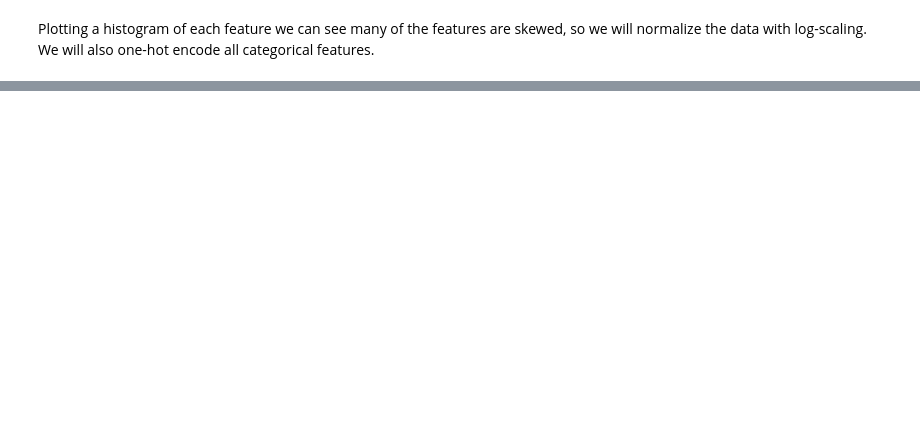
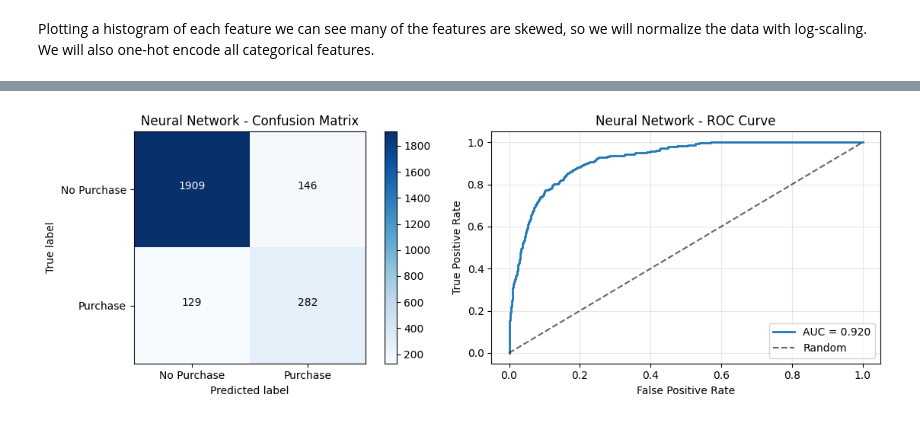
Before and after one commit to azhang413/OnlinePurchaseRetentionSTAT441, a Jupyter notebook: report.ipynb, the cells around one changed output, grey strips where cells are left out. Saved outputs shown, nothing was run; the diff lists cells and outputs as text; code cells hidden in the pictures; blank space fills up the shorter version.

```diff
--- a/report.ipynb
+++ b/report.ipynb
@@ -67,10 +67,18 @@ for col in X.columns:
 # %%
-# Prep data with one-hot encoding and scaling
+# Prep data with one-hot encoding, log-transform, and scaling
 
-X_encoded = pd.get_dummies(X, drop_first=True, dtype=int)
+X_encoded = pd.get_dummies(X, drop_first=True, dtype=float)
 
+# Identify original numeric columns and apply log1p to reduce skewness
+numeric_cols = [col for col in X.columns if pd.api.types.is_integer_dtype(X[col]) or pd.api.types.is_float_dtype(X[col])]
+for col in numeric_cols:
+    if col in X_encoded.columns:
+        # use log1p to handle zeros safely
+        X_encoded[col] = np.log1p(X_encoded[col])
+
+# Scale the data
 scaler = sk.preprocessing.StandardScaler().fit(X_encoded)
-X_scaled = scaler.fit_transform(X_encoded)
+X_scaled = scaler.transform(X_encoded)
 # %%
 X_train, X_test, y_train, y_test = sk.model_selection.train_test_split(X_scaled, y, test_size=0.2, random_state=42)
 logreg = sk.linear_model.LogisticRegression(max_iter=10000)
@@ -133,0 +285,63 @@ Test Loss: 0.2675, Test Accuracy: 0.8844
+# %%
+
+# Compute confusion matrix and ROC curve for Neural Network
+from sklearn.metrics import confusion_matrix, roc_curve, roc_auc_score
+
+# Get probability predictions for the test set
+y_nn_proba = model.predict(X_test)
+
+# Handle output shape (model outputs 2 classes, take the probability of class 1)
+if y_nn_proba.shape[1] == 2:
+    y_nn_proba_class1 = y_nn_proba[:, 1]
+else:
+    y_nn_proba_class1 = y_nn_proba.flatten()
+
+# Get binary predictions using 0.5 threshold
+y_nn_pred = (y_nn_proba_class1 >= 0.5).astype(int)
+
+# Compute metrics
+nn_cm = confusion_matrix(y_test, y_nn_pred)
+nn_auc = roc_auc_score(y_test, y_nn_proba_class1)
+
+print(f"\nNeural Network Performance:")
+print(f"AUC Score: {nn_auc:.4f}")
+print(f"Confusion Matrix:\n{nn_cm}")
+
+# Plot confusion matrix and ROC curve
+fig, axes = plt.subplots(1, 2, figsize=(12, 4))
+
+# Confusion Matrix
+ax1 = axes[0]
+im = ax1.imshow(nn_cm, interpolation='nearest', cmap=plt.cm.Blues)
+ax1.set_title('Neural Network - Confusion Matrix')
+plt.colorbar(im, ax=ax1)
+tick_marks = np.arange(2)
+ax1.set_xticks(tick_marks)
+ax1.set_yticks(tick_marks)
+ax1.set_xticklabels(['No Purchase', 'Purchase'])
+ax1.set_yticklabels(['No Purchase', 'Purchase'])
+
+thresh = nn_cm.max() / 2.
+for i in range(nn_cm.shape[0]):
+    for j in range(nn_cm.shape[1]):
+        ax1.text(j, i, format(nn_cm[i, j], 'd'),
+                 horizontalalignment="center",
+                 color="white" if nn_cm[i, j] > thresh else "black")
+
+ax1.set_ylabel('True label')
+ax1.set_xlabel('Predicted label')
+
+# ROC Curve
+ax2 = axes[1]
+fpr, tpr, _ = roc_curve(y_test, y_nn_proba_class1)
+ax2.plot(fpr, tpr, label=f'AUC = {nn_auc:.3f}', linewidth=2)
+ax2.plot([0, 1], [0, 1], 'k--', alpha=0.6, label='Random')
+ax2.set_xlabel('False Positive Rate')
+ax2.set_ylabel('True Positive Rate')
+ax2.set_title('Neural Network - ROC Curve')
+ax2.legend(loc='lower right')
+ax2.grid(alpha=0.3)
+
+plt.tight_layout()
+plt.show()
+# %% [output]
@@ -134,3 +362,4 @@ Test Loss: 0.2675, Test Accuracy: 0.8844
+[figure, added]
 # %%
 # Random Forest Classification Implementation
 randomForest = sk.ensemble.RandomForestClassifier()
```
Also changed, not shown: parts of 10 cells of this notebook, 11 other files.
